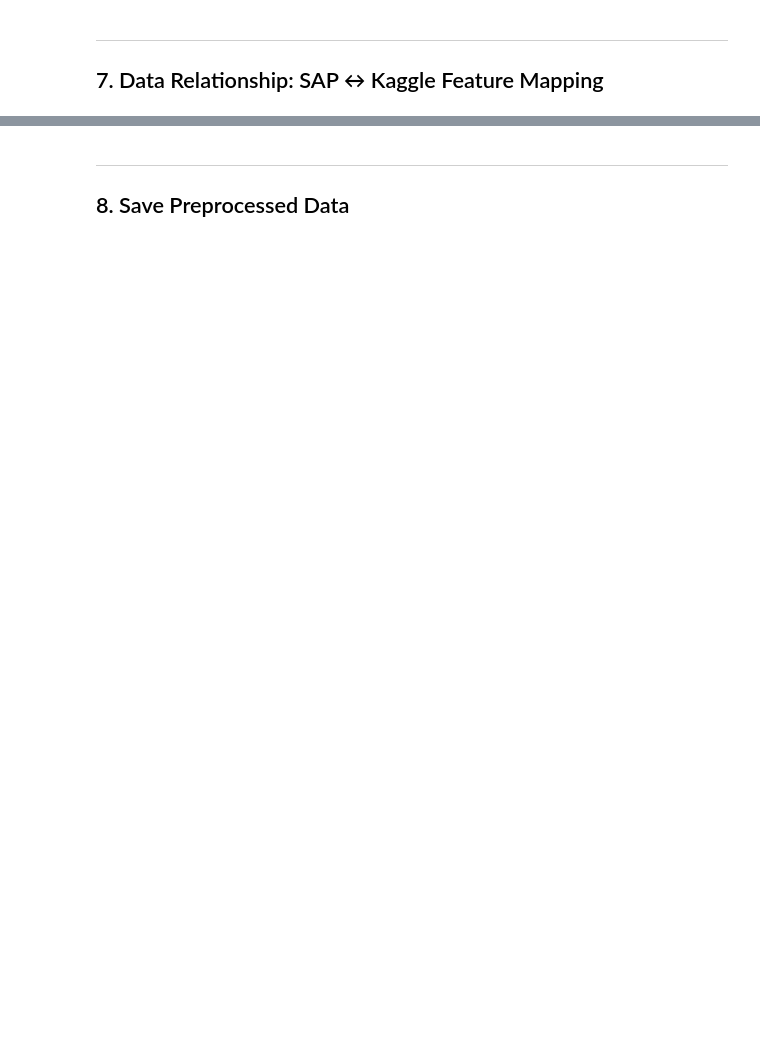
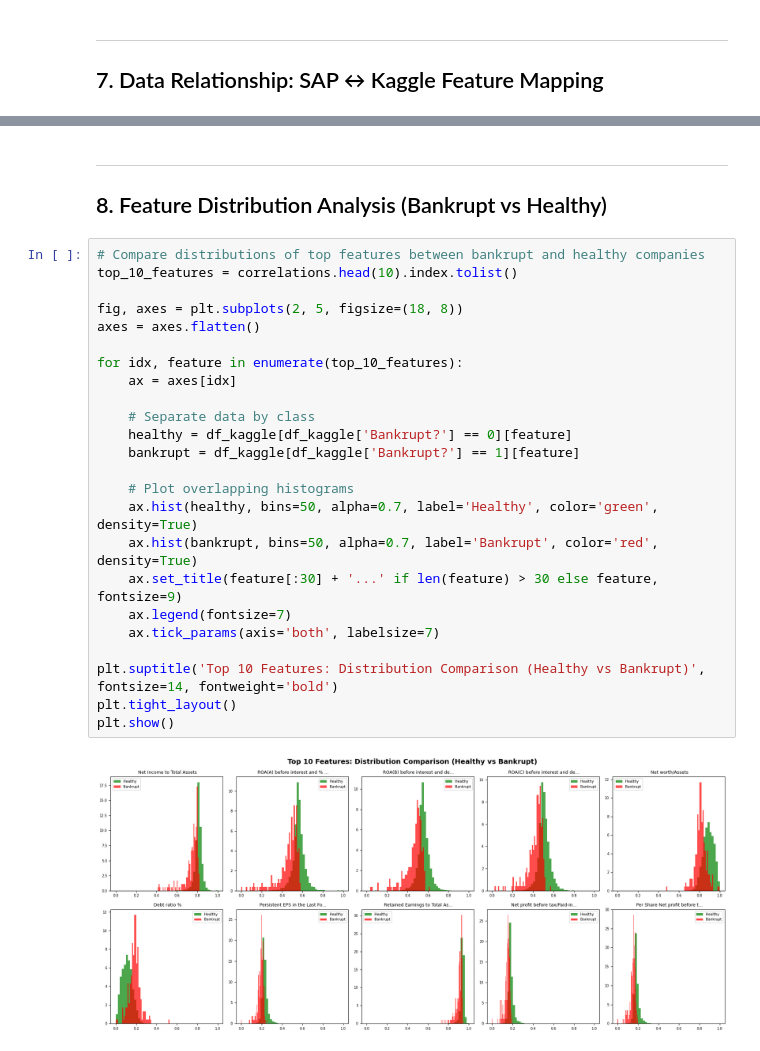
Before and after one commit to O-2wice/DS_Lab_Project, a Jupyter notebook: notebooks/01_EDA_and_Preprocessing.ipynb, the cells around one changed output, grey strips where cells are left out. Cells and saved outputs as stored; diff of their text form; blank space fills up the shorter version.

```diff
--- a/notebooks/01_EDA_and_Preprocessing.ipynb
+++ b/notebooks/01_EDA_and_Preprocessing.ipynb
@@ -227,3 +344,29 @@ feature_mapping
 # %% [markdown]
 ---
-## 8. Save Preprocessed Data
+## 8. Feature Distribution Analysis (Bankrupt vs Healthy)
+# %%
+# Compare distributions of top features between bankrupt and healthy companies
+top_10_features = correlations.head(10).index.tolist()
+
+fig, axes = plt.subplots(2, 5, figsize=(18, 8))
+axes = axes.flatten()
+
+for idx, feature in enumerate(top_10_features):
+    ax = axes[idx]
+
+    # Separate data by class
+    healthy = df_kaggle[df_kaggle['Bankrupt?'] == 0][feature]
+    bankrupt = df_kaggle[df_kaggle['Bankrupt?'] == 1][feature]
+
+    # Plot overlapping histograms
+    ax.hist(healthy, bins=50, alpha=0.7, label='Healthy', color='green', density=True)
+    ax.hist(bankrupt, bins=50, alpha=0.7, label='Bankrupt', color='red', density=True)
+    ax.set_title(feature[:30] + '...' if len(feature) > 30 else feature, fontsize=9)
+    ax.legend(fontsize=7)
+    ax.tick_params(axis='both', labelsize=7)
+
+plt.suptitle('Top 10 Features: Distribution Comparison (Healthy vs Bankrupt)', fontsize=14, fontweight='bold')
+plt.tight_layout()
+plt.show()
+# %% [output]
+[figure, added]
```
Also changed, not shown: parts of 39 cells of this notebook, 8 other files.
